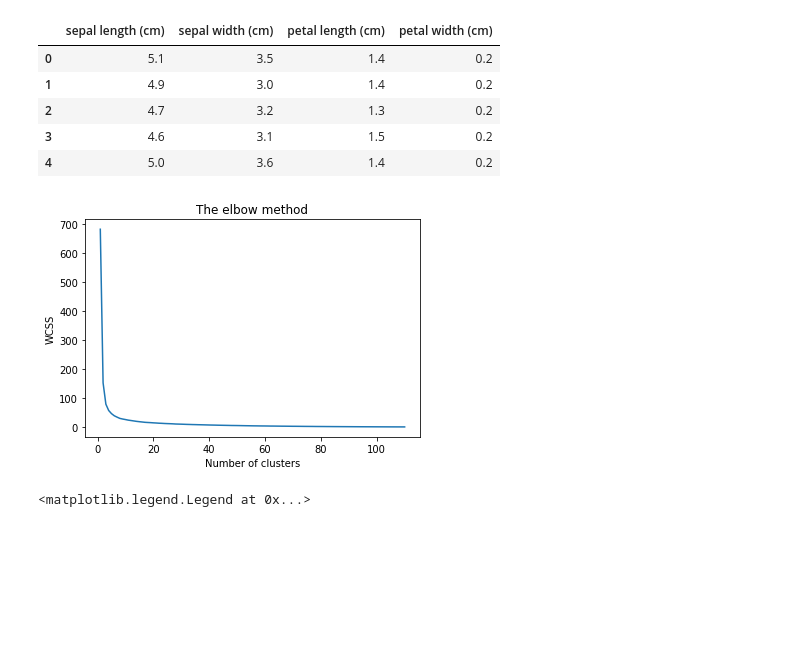
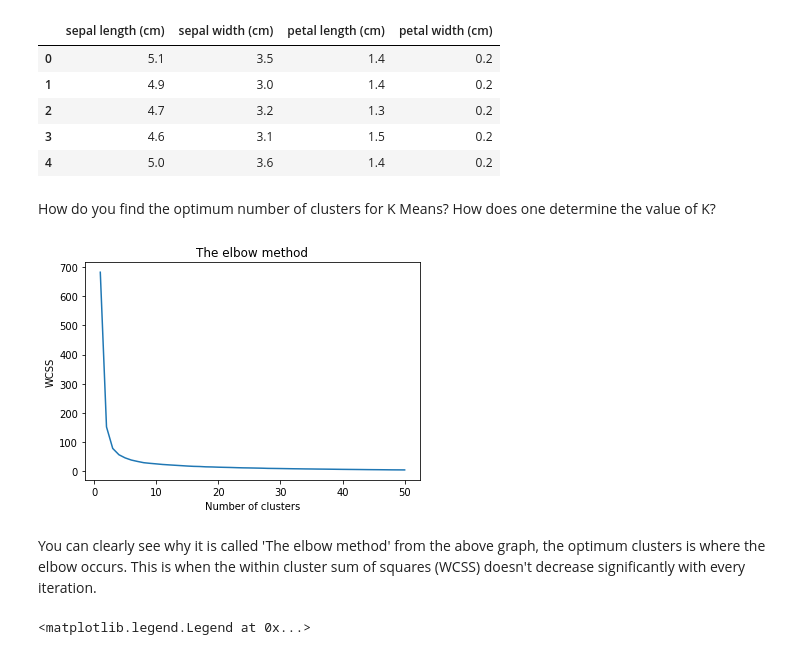
Before and after one commit to FayElhassan/Data-Science-and-Business-analytics-TSF, a Jupyter notebook: Unsupervised_Ml.ipynb, the cells around one changed output. Saved outputs shown, nothing was run; the diff lists cells and outputs as text; code cells hidden in the pictures; blank space fills up the shorter version.

```diff
--- a/Unsupervised_Ml.ipynb
+++ b/Unsupervised_Ml.ipynb
@@ -13,7 +19,7 @@ from sklearn import datasets
 
 #load the dataset
 Iris= datasets.load_iris()
-Iris_df = pd.DataFrame(iris.data, columns = iris.feature_names)
+Iris_df = pd.DataFrame(Iris.data, columns = Iris.feature_names)
 Iris_df.head() # See the first 5 rows
 # %% [output]
 |  | sepal length (cm) | sepal width (cm) | petal length (cm) | petal width (cm) |
@@ -22,27 +28,31 @@ Iris_df.head() # See the first 5 rows
 | 2 | 4.7 | 3.2 | 1.3 | 0.2 |
 | 3 | 4.6 | 3.1 | 1.5 | 0.2 |
 | 4 | 5.0 | 3.6 | 1.4 | 0.2 |
+# %% [markdown]
+How do you find the optimum number of clusters for K Means? How does one determine the value of K?
 # %%
-x  = iris_df.iloc[:, [0, 1, 2, 3]].values
+x  = Iris_df.iloc[:, [0, 1, 2, 3]].values
 
 from sklearn.cluster import KMeans
 wcss = []
 
-for i in range(1, 111):
+for i in range(1, 51):
     kmeans = KMeans(n_clusters = i, init = 'k-means++',
-                    max_iter = 300, n_init = 110, random_state = 0)
+                    max_iter = 300, n_init = 50, random_state = 0)
     kmeans.fit(x)
     wcss.append(kmeans.inertia_)
 
 # Plotting the results onto a line graph,
 # `allowing us to observe 'The elbow'
-plt.plot(range(1, 111), wcss)
+plt.plot(range(1, 51), wcss)
 plt.title('The elbow method')
 plt.xlabel('Number of clusters')
 plt.ylabel('WCSS') # Within cluster sum of squares
 plt.show()
 # %% [output]
-[figure, old version]
+[figure, new version]
+# %% [markdown]
+You can clearly see why it is called 'The elbow method' from the above graph, the optimum clusters is where the elbow occurs. This is when the within cluster sum of squares (WCSS) doesn't decrease significantly with every iteration.
 # %%
 # Applying kmeans to the dataset / Creating the kmeans classifier
 kmeans = KMeans(n_clusters = 3, init = 'k-means++',
```
Also changed, not shown: parts of 3 cells of this notebook.
